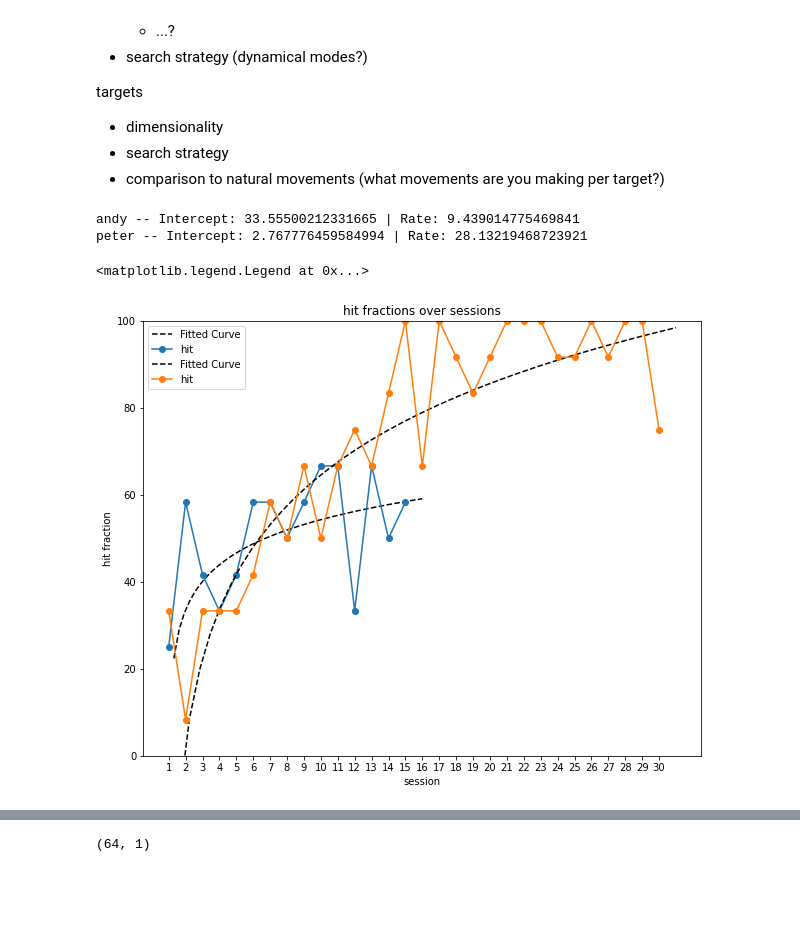
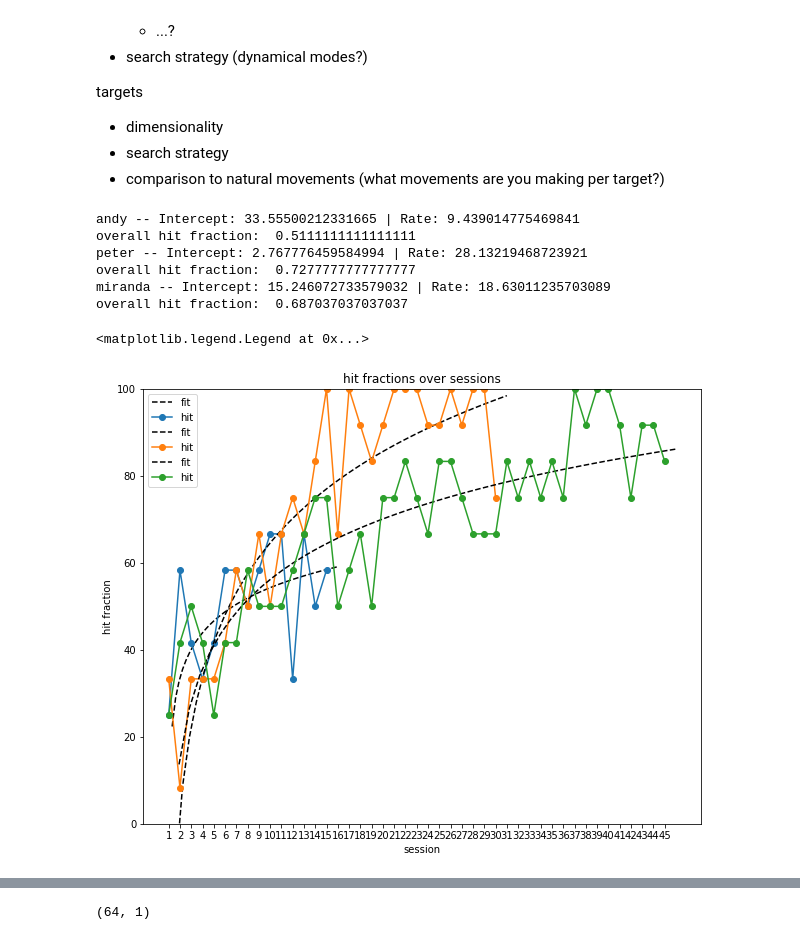
Before and after one commit to spewil/kyberphysics, a Jupyter notebook: notebooks/analysis.ipynb, the cells around one changed output, grey strips where cells are left out. Cells and saved outputs as stored; diff of their text form; code cells hidden in the pictures; blank space fills up the shorter version.

```diff
--- a/notebooks/analysis.ipynb
+++ b/notebooks/analysis.ipynb
@@ -66,36 +66,39 @@ def get_outcomes(subject):
         if "Miss" not in outcomes:
             misses.append(0)
         if "No Hold" not in outcomes:
             noholds.append(0)
     return hits, misses, noholds, num_sessions
 
 def func(x, a, b):
     return b * np.log(x) + a
 from scipy.optimize import curve_fit
 
 fig, ax = plt.subplots(1,1,figsize=(10,8))
-for subject in ["andy", "peter"]:
+for subject in ["andy", "peter", "miranda"]:
     hits, misses, noholds, num_sessions = get_outcomes(subject)
     fractions = [h*(100/12) for h in hits]
     sessions_idxs = range(len(fractions))
     x = np.linspace(0,num_sessions,50)
     popt, pcov = curve_fit(func, list(range(1, num_sessions+1)), fractions)
-    plt.plot(x, func(x, *popt), 'k--', label="Fitted Curve")
-    print(f"{subject} -- Intercept: {popt[0]} | Rate: {popt[1]}")
-    # total_fraction = sum(hits)/(num_sessions*12)
-    # print("hit score: ", total_fraction)
+    plt.plot(x, func(x, *popt), 'k--', label="fit")
+    total_fraction = sum(hits)/(num_sessions*12)
+    print(f"{subject} -- Intercept: {popt[0]} | Rate: {popt[1]} | Hit Fraction: {total_fraction}")
     ax.plot(fractions , "-o", label="hit")
     # ax.plot([m*(100/12) for m in misses] , "g-o", label="miss")
     # ax.plot([n*(100/12) for n in noholds] , "b-o", label="no hold")
 ax.set_xlabel("session")
 ax.set_ylabel("hit fraction")
 ax.set_title("hit fractions over sessions")
 ax.set_ylim([0,100])
 ax.set_xticks(range(num_sessions))
 ax.set_xticklabels(range(1,num_sessions+1))
 ax.legend()
 # %% [output]
 andy -- Intercept: 33.55500212331665 | Rate: 9.439014775469841
+overall hit fraction:  0.5111111111111111
 peter -- Intercept: 2.767776459584994 | Rate: 28.13219468723921
+overall hit fraction:  0.7277777777777777
+miranda -- Intercept: 15.246072733579032 | Rate: 18.63011235703089
+overall hit fraction:  0.687037037037037
 <matplotlib.legend.Legend at 0x...>
-[figure, old version]
+[figure, new version]
```
Also changed, not shown: parts of 5 cells of this notebook, 7 other files.
